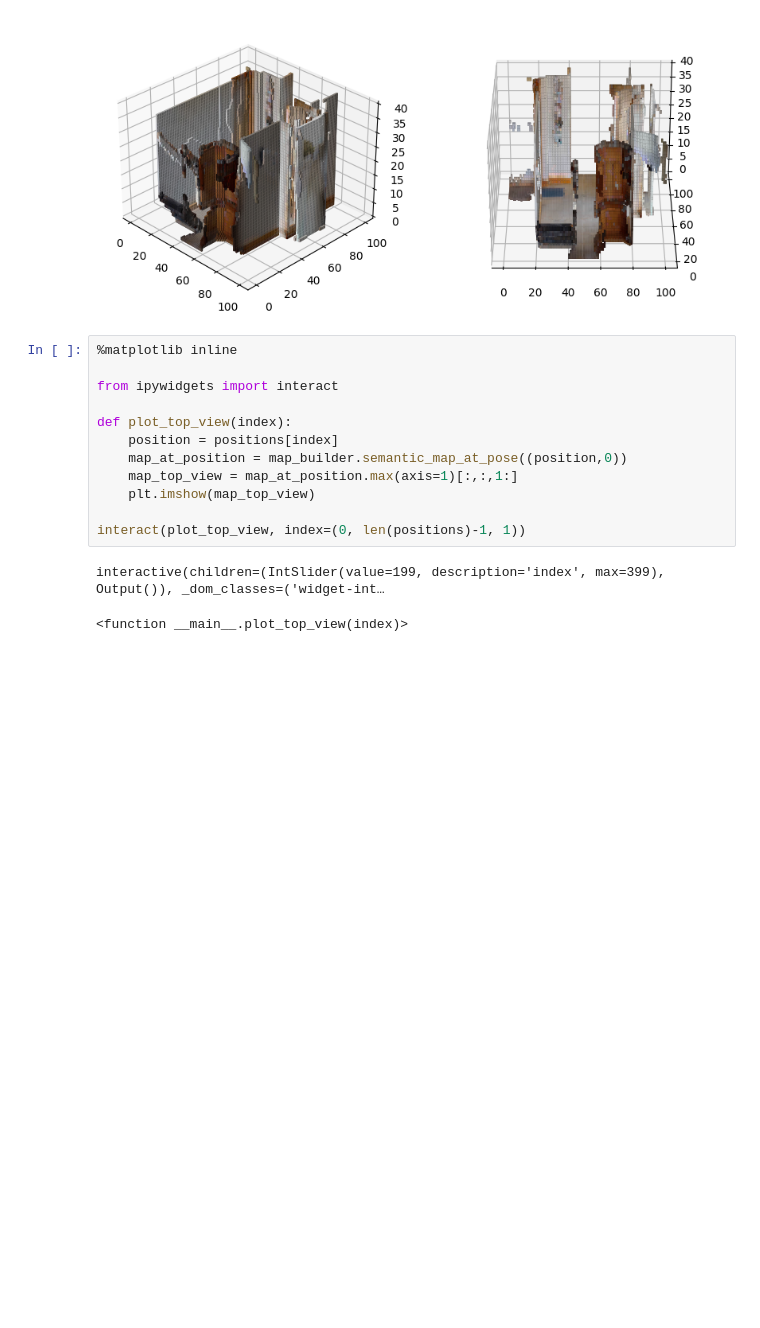
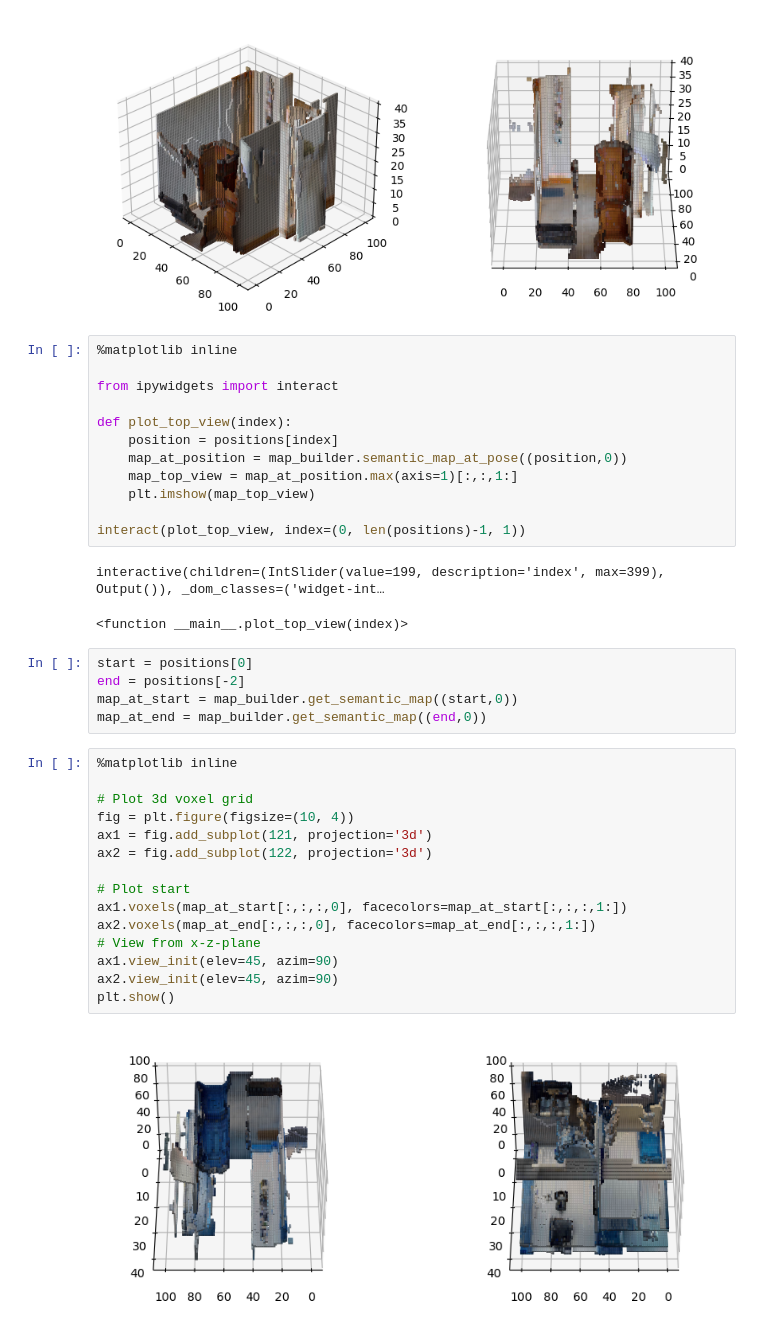
Before and after one commit to dtonderski/ReSEAL, a Jupyter notebook: notebooks/Generate_3D_semantic_map.ipynb, the cells around one changed output. Saved outputs shown, nothing was run; the diff lists cells and outputs as text; blank space fills up the shorter version.

Commit message:
feat: Implemented voxelization in map builder

```diff
--- a/notebooks/Generate_3D_semantic_map.ipynb
+++ b/notebooks/Generate_3D_semantic_map.ipynb
@@ -95,3 +95,25 @@ interact(plot_top_view, index=(0, len(positions)-1, 1))
 # %% [output]
 interactive(children=(IntSlider(value=199, description='index', max=399), Output()), _dom_classes=('widget-int…
 <function __main__.plot_top_view(index)>
+# %%
+start = positions[0]
+end = positions[-2]
+map_at_start = map_builder.get_semantic_map((start,0))
+map_at_end = map_builder.get_semantic_map((end,0))
+# %%
+%matplotlib inline
+
+# Plot 3d voxel grid
+fig = plt.figure(figsize=(10, 4))
+ax1 = fig.add_subplot(121, projection='3d')
+ax2 = fig.add_subplot(122, projection='3d')
+
+# Plot start
+ax1.voxels(map_at_start[:,:,:,0], facecolors=map_at_start[:,:,:,1:])
+ax2.voxels(map_at_end[:,:,:,0], facecolors=map_at_end[:,:,:,1:])
+# View from x-z-plane
+ax1.view_init(elev=45, azim=90)
+ax2.view_init(elev=45, azim=90)
+plt.show()
+# %% [output]
+[figure, added]
```
Also changed, not shown: 1 other file.
